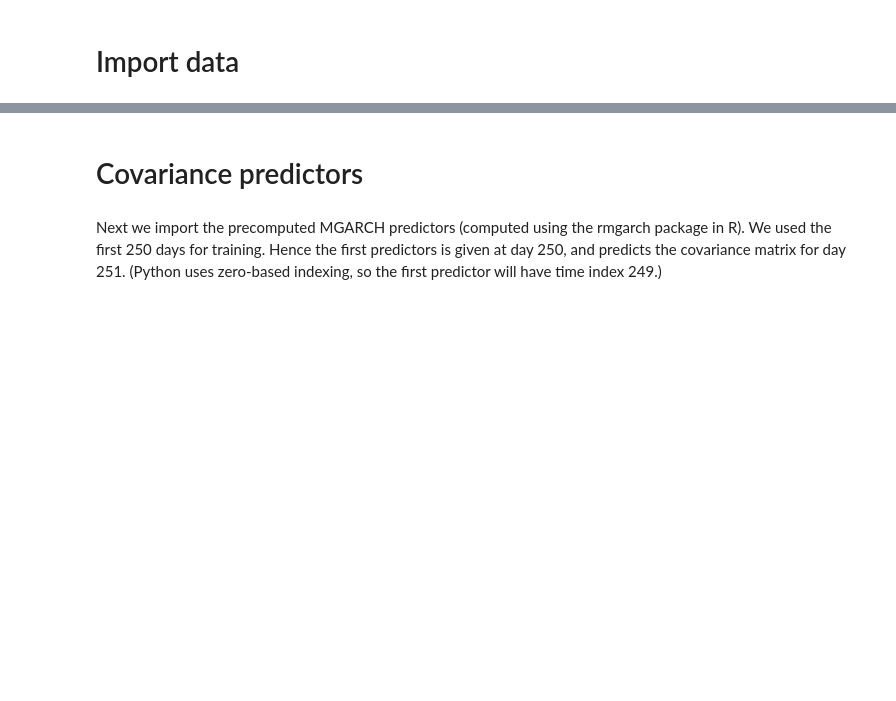
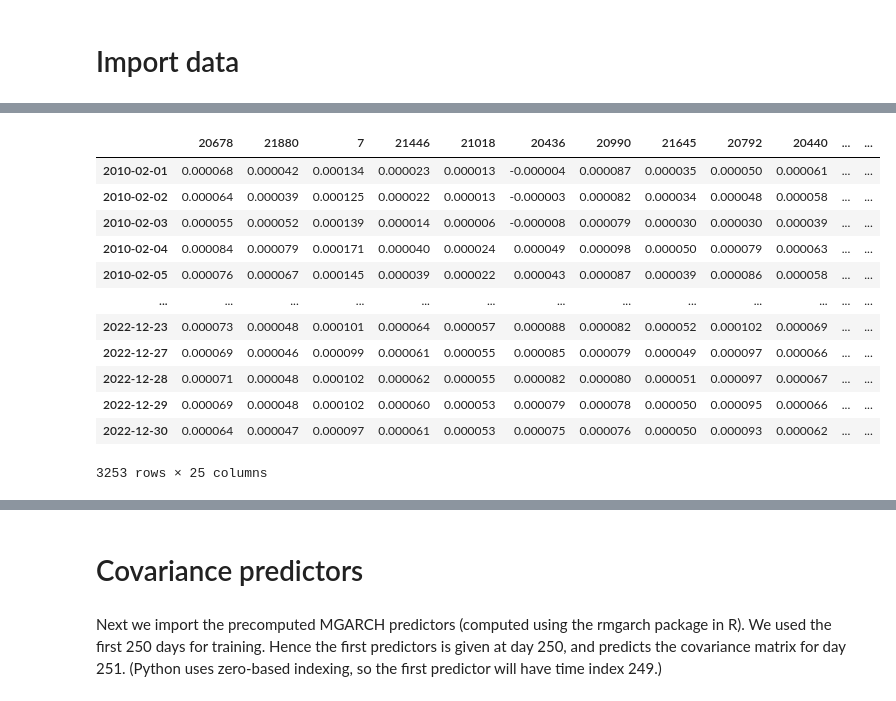
Before and after one commit to cvxgrp/cov_pred_finance, a Jupyter notebook: experiments/notebooks/stock_portfolios.ipynb, the cells around one changed output, grey strips where cells are left out. Saved outputs shown, nothing was run; the diff lists cells and outputs as text; code cells hidden in the pictures; blank space fills up the shorter version.

```diff
--- a/experiments/notebooks/stock_portfolios.ipynb
+++ b/experiments/notebooks/stock_portfolios.ipynb
@@ -29,0 +91,16 @@ rf_rate.index = pd.to_datetime(rf_rate.index, format='%Y%m%d')
+# %%
+ewma21
+# %% [output]
+|  | 20678 | 21880 | 7 | 21446 | 21018 | 20436 | 20990 | 21645 | 20792 | 20440 | ... | ... |
+| 2010-02-01 | 0.000068 | 0.000042 | 0.000134 | 0.000023 | 0.000013 | -0.000004 | 0.000087 | 0.000035 | 0.000050 | 0.000061 | ... | ... |
+| 2010-02-02 | 0.000064 | 0.000039 | 0.000125 | 0.000022 | 0.000013 | -0.000003 | 0.000082 | 0.000034 | 0.000048 | 0.000058 | ... | ... |
+| 2010-02-03 | 0.000055 | 0.000052 | 0.000139 | 0.000014 | 0.000006 | -0.000008 | 0.000079 | 0.000030 | 0.000030 | 0.000039 | ... | ... |
+| 2010-02-04 | 0.000084 | 0.000079 | 0.000171 | 0.000040 | 0.000024 | 0.000049 | 0.000098 | 0.000050 | 0.000079 | 0.000063 | ... | ... |
+| 2010-02-05 | 0.000076 | 0.000067 | 0.000145 | 0.000039 | 0.000022 | 0.000043 | 0.000087 | 0.000039 | 0.000086 | 0.000058 | ... | ... |
+| ... | ... | ... | ... | ... | ... | ... | ... | ... | ... | ... | ... | ... |
+| 2022-12-23 | 0.000073 | 0.000048 | 0.000101 | 0.000064 | 0.000057 | 0.000088 | 0.000082 | 0.000052 | 0.000102 | 0.000069 | ... | ... |
+| 2022-12-27 | 0.000069 | 0.000046 | 0.000099 | 0.000061 | 0.000055 | 0.000085 | 0.000079 | 0.000049 | 0.000097 | 0.000066 | ... | ... |
+| 2022-12-28 | 0.000071 | 0.000048 | 0.000102 | 0.000062 | 0.000055 | 0.000082 | 0.000080 | 0.000051 | 0.000097 | 0.000067 | ... | ... |
+| 2022-12-29 | 0.000069 | 0.000048 | 0.000102 | 0.000060 | 0.000053 | 0.000079 | 0.000078 | 0.000050 | 0.000095 | 0.000066 | ... | ... |
+| 2022-12-30 | 0.000064 | 0.000047 | 0.000097 | 0.000061 | 0.000053 | 0.000075 | 0.000076 | 0.000050 | 0.000093 | 0.000062 | ... | ... |
+3253 rows × 25 columns
```
Also changed, not shown: parts of 9 cells of this notebook, 3 other files.
